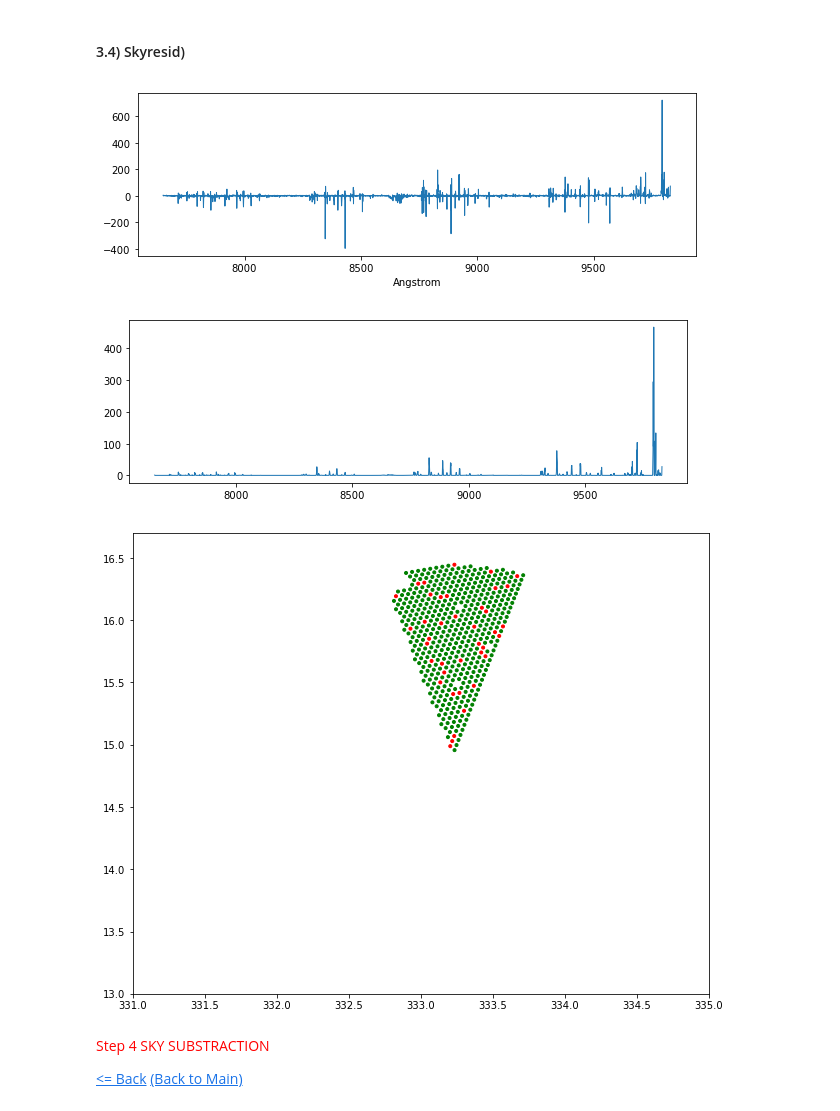
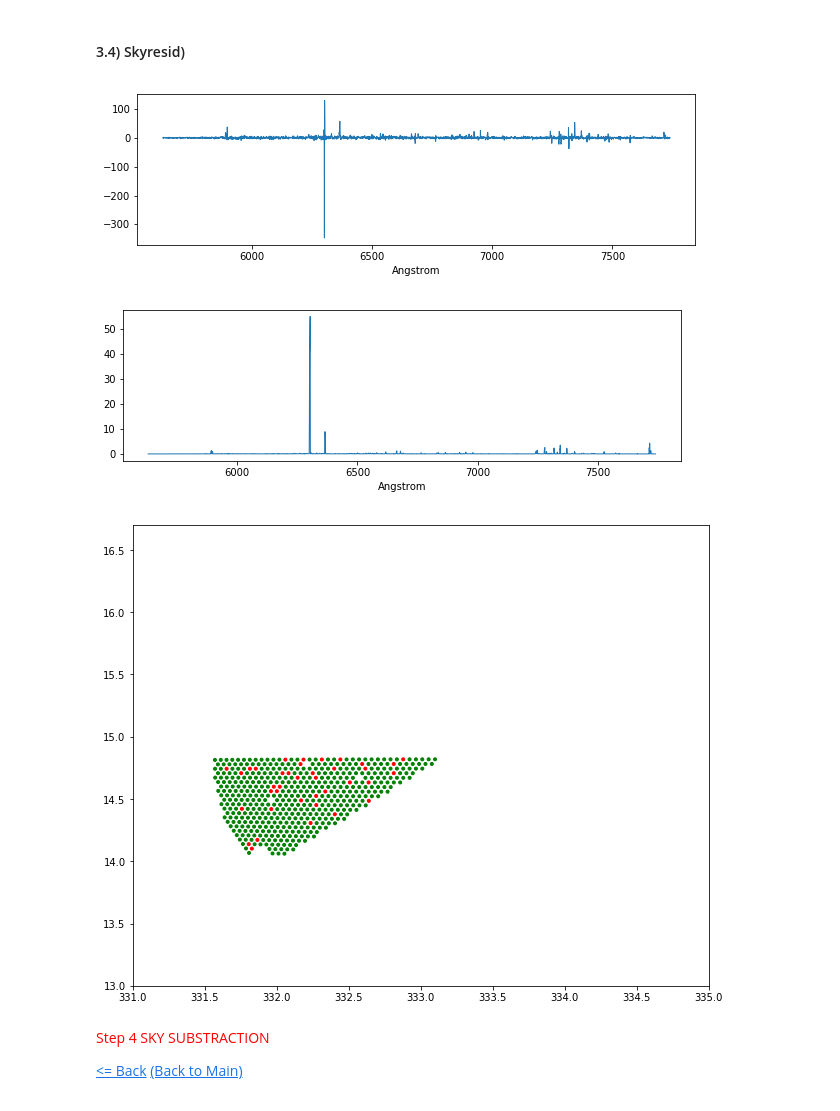
Before and after one commit to felipeaoli/bokeh-plots, a Jupyter notebook: Static Plots.ipynb, the cells around one changed output. Saved outputs shown, nothing was run; the diff lists cells and outputs as text; code cells hidden in the pictures.

```diff
--- a/Static Plots.ipynb
+++ b/Static Plots.ipynb
@@ -33,5 +88,5 @@ def grid_plot(qa, key):
 # %%
-cam, exp, night = 'z0', '00000003', '20190101'
+cam, exp, night = 'r3', '00000003', '20190101'
 print "\n\nTests for the available scalars and using yaml output\n", "="*50
 print "TO DO:\n *docs of functions \n *what more else?"
 lm = LoadMetrics(cam, exp, night)
@@ -45,4 +118,4 @@ print lm.qa_status('countpix')
 ALARM
 # %%
 
-metrics, tests  = lm.Load_metrics_n_tests()
+metrics, tests  = lm.metrics, lm.tests
@@ -157,6 +209,8 @@ float: BIN_SZ 0.1
 # %% [markdown]
 #### 1.1) CountPix
 # %%
+def save(name):
+    plt.savefig( "pngplots/{}.png".format(name))
 #preproc
 
 grid =np.array([[0,1],[0,1]])
@@ -171,8 +225,9 @@ im         = ax.imshow(to_plot,  interpolation='nearest',norm=LogNorm(vmin=vmin,
 ax.axis('off')
 for (j, i), _ in np.ndenumerate(grid):
     label = 'AMP {}\n {}'.format(i+j+j+1, to_plot[i,j])
-    ax.text(i,j,label,ha='center',va='center', color='black', fontsize=14)
+    ax.text(j,i, label,ha='center',va='center', color='black', fontsize=14)
 
 cb = plt.colorbar(im,ax=ax)
 cb.ax.tick_params(labelsize=11)
+save('countpix')
 # %% [output]
@@ -255,5 +315,6 @@ color = ['dodgerblue', 'orange','green' ]
 for i, key in enumerate(['NBINSHIGH', 'NBINSLOW', 'NBINSMED']):
     plt.hist( countbins[key], bins=12, facecolor=color[i], edgecolor='k', alpha=0.6, label=key.replace('NBINS',""))
     plt.legend(loc='best')
+    save("countbins_hist{}".format(str(i)))
     plt.show();    plt.close()
 # %% [output]
@@ -324,37 +405,43 @@ grid_plot(skypeak,'SUMCOUNT_RMS_AMP')
 plt.figure(figsize=(10,3))
 plt.plot(skyresid['WAVELENGTH'], skyresid['MED_RESID_WAVE'], linewidth =1)
 plt.xlabel('Angstrom')
+plt.gcf().subplots_adjust(bottom=0.18)
+save('skyresid_med_resid')
+
 plt.show() ; plt.close()
 
 plt.figure(figsize=(10,3))
 plt.plot(skyresid['WAVELENGTH'], skyresid['WAVG_RES_WAVE'], linewidth =1)
-ax.set_xlabel('Angstrom')
+plt.xlabel('Angstrom')
+plt.gcf().subplots_adjust(bottom=0.18)
+save('skyresid_waveg')
 plt.show() ; plt.close()
 
 fig = plt.figure(figsize=(10, 8))
 ax = fig.add_axes([0.1,0.1,0.8,0.8],polar=False)
 ax.set_xlim(331,335)
 ax.set_ylim(13,16.7)
 
 
 bad = skyresid['SKY_FIBERID']
 col, mark =[],[]
 for x in range(500):
     if x in bad:
         col.append('red')
         mark.append('s')
     else:
         col.append('green')
         mark.append('.')
 
 ax.scatter(skyresid['RA'], skyresid['DEC'], c= col, marker=".")
 #ax.scatter(countbins['RA'], countbins['DEC'][bad], c=, marker=".")
+save('skyresid_badfiber')
 
 plt.show(); plt.close()
 # %% [output]
-[figure, old version]
+[figure, new version]
-[figure, old version]
+[figure, new version]
-[figure, old version]
+[figure, new version]
 # %% [markdown]
 <a id="step4"  style="color:red">Step 4 SKY SUBSTRACTION</a>
 
```
Also changed, not shown: parts of 24 cells of this notebook, 3 other files.
